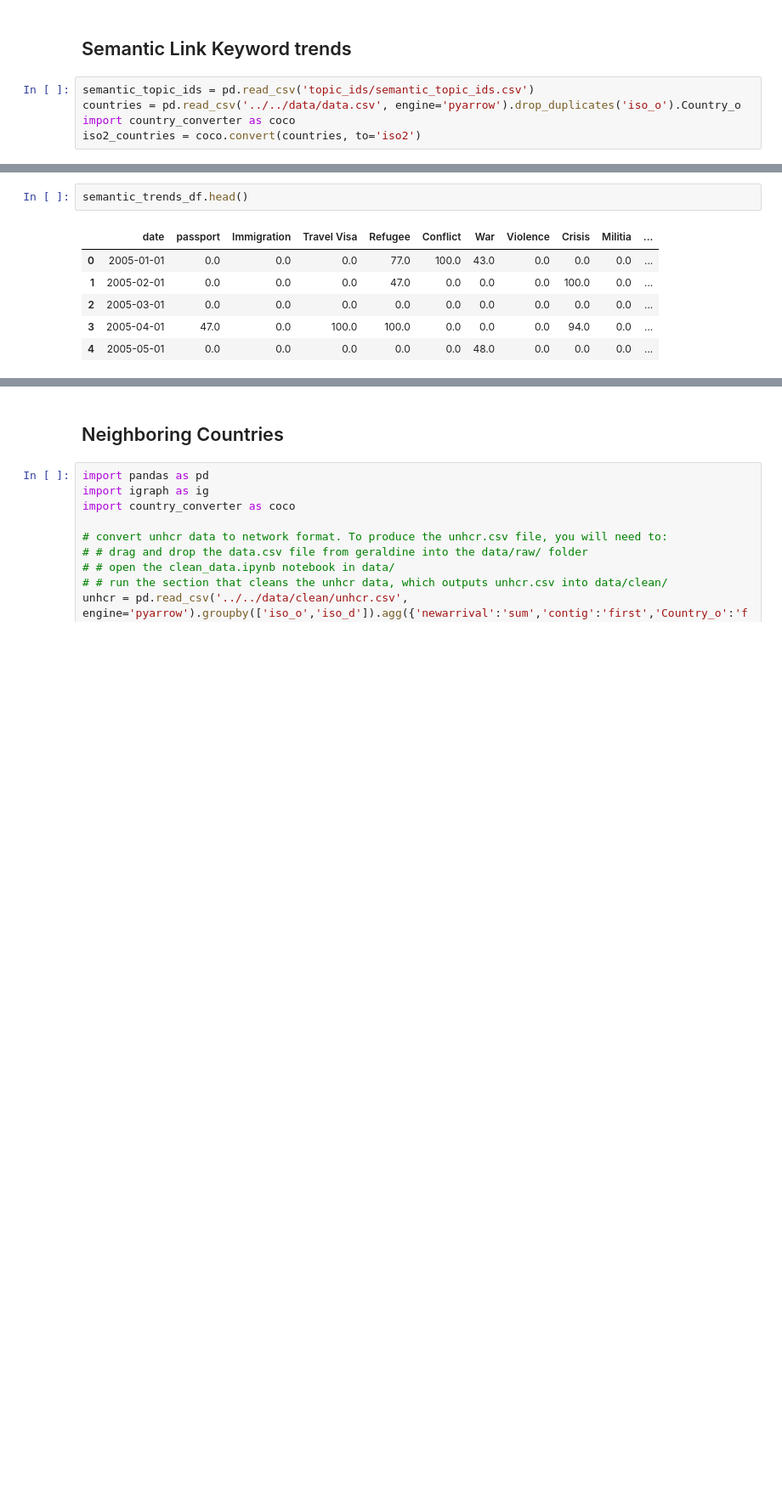
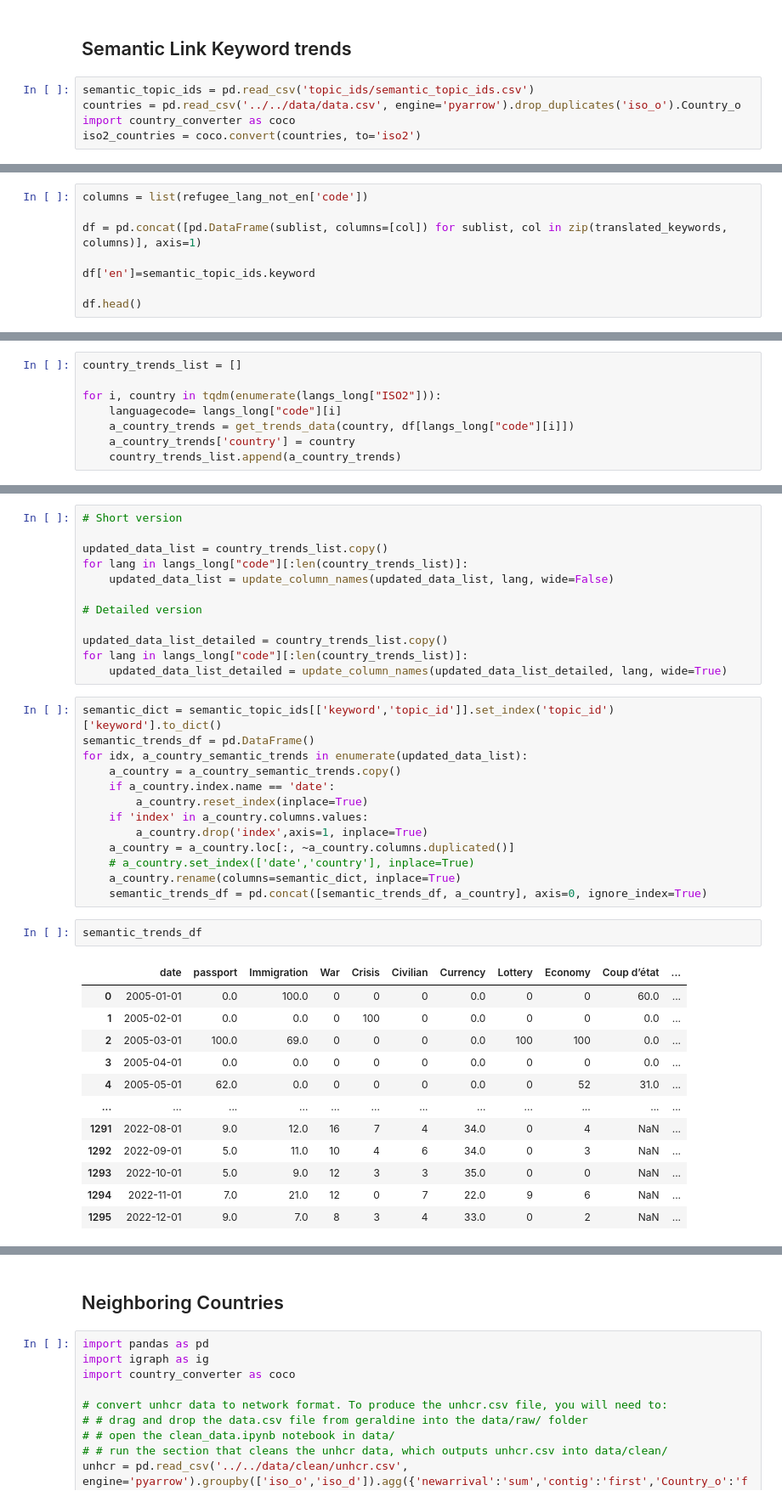
Before and after one commit to 4Freye/refugees, a Jupyter notebook: notebooks/trends/02_get_trends_data.ipynb, the cells around one changed output, grey strips where cells are left out. Shown at 85% size. Cells and saved outputs as stored; diff of their text form; blank space fills up the shorter version.

Commit message:
adding code for original lang scraping

```diff
--- a/notebooks/trends/02_get_trends_data.ipynb
+++ b/notebooks/trends/02_get_trends_data.ipynb
@@ -160,0 +182,8 @@ for idx, a_country_semantic_trends in enumerate(country_trends_list):
+# %%
+columns = list(refugee_lang_not_en['code'])
+
+df = pd.concat([pd.DataFrame(sublist, columns=[col]) for sublist, col in zip(translated_keywords, columns)], axis=1)
+
+df['en']=semantic_topic_ids.keyword
+
+df.head()
@@ -160,0 +224,8 @@ for idx, a_country_semantic_trends in enumerate(country_trends_list):
+# %%
+country_trends_list = []
+
+for i, country in tqdm(enumerate(langs_long["ISO2"])):
+    languagecode= langs_long["code"][i]
+    a_country_trends = get_trends_data(country, df[langs_long["code"][i]])
+    a_country_trends['country'] = country
+    country_trends_list.append(a_country_trends)
@@ -161,9 +272,40 @@ for idx, a_country_semantic_trends in enumerate(country_trends_list):
+# %%
+# Short version
+
+updated_data_list = country_trends_list.copy()
+for lang in langs_long["code"][:len(country_trends_list)]:
+    updated_data_list = update_column_names(updated_data_list, lang, wide=False)
+
+# Detailed version
+
+updated_data_list_detailed = country_trends_list.copy()
+for lang in langs_long["code"][:len(country_trends_list)]:
+    updated_data_list_detailed = update_column_names(updated_data_list_detailed, lang, wide=True)
+# %%
+semantic_dict = semantic_topic_ids[['keyword','topic_id']].set_index('topic_id')['keyword'].to_dict()
+semantic_trends_df = pd.DataFrame()
+for idx, a_country_semantic_trends in enumerate(updated_data_list):
+    a_country = a_country_semantic_trends.copy()
+    if a_country.index.name == 'date':
+        a_country.reset_index(inplace=True)
+    if 'index' in a_country.columns.values:
+        a_country.drop('index',axis=1, inplace=True)
+    a_country = a_country.loc[:, ~a_country.columns.duplicated()]
+    # a_country.set_index(['date','country'], inplace=True)
+    a_country.rename(columns=semantic_dict, inplace=True)
+    semantic_trends_df = pd.concat([semantic_trends_df, a_country], axis=0, ignore_index=True)
 # %%
-semantic_trends_df.head()
+semantic_trends_df
 # %% [output]
-|  | date | passport | Immigration | Travel Visa | Refugee | Conflict | War | Violence | Crisis | Militia | ... |
-| 0 | 2005-01-01 | 0.0 | 0.0 | 0.0 | 77.0 | 100.0 | 43.0 | 0.0 | 0.0 | 0.0 | ... |
-| 1 | 2005-02-01 | 0.0 | 0.0 | 0.0 | 47.0 | 0.0 | 0.0 | 0.0 | 100.0 | 0.0 | ... |
-| 2 | 2005-03-01 | 0.0 | 0.0 | 0.0 | 0.0 | 0.0 | 0.0 | 0.0 | 0.0 | 0.0 | ... |
-| 3 | 2005-04-01 | 47.0 | 0.0 | 100.0 | 100.0 | 0.0 | 0.0 | 0.0 | 94.0 | 0.0 | ... |
-| 4 | 2005-05-01 | 0.0 | 0.0 | 0.0 | 0.0 | 0.0 | 48.0 | 0.0 | 0.0 | 0.0 | ... |
+|  | date | passport | Immigration | War | Crisis | Civilian | Currency | Lottery | Economy | Coup d’état | ... |
+| 0 | 2005-01-01 | 0.0 | 100.0 | 0 | 0 | 0 | 0.0 | 0 | 0 | 60.0 | ... |
+| 1 | 2005-02-01 | 0.0 | 0.0 | 0 | 100 | 0 | 0.0 | 0 | 0 | 0.0 | ... |
+| 2 | 2005-03-01 | 100.0 | 69.0 | 0 | 0 | 0 | 0.0 | 100 | 100 | 0.0 | ... |
+| 3 | 2005-04-01 | 0.0 | 0.0 | 0 | 0 | 0 | 0.0 | 0 | 0 | 0.0 | ... |
+| 4 | 2005-05-01 | 62.0 | 0.0 | 0 | 0 | 0 | 0.0 | 0 | 52 | 31.0 | ... |
+| ... | ... | ... | ... | ... | ... | ... | ... | ... | ... | ... | ... |
+| 1291 | 2022-08-01 | 9.0 | 12.0 | 16 | 7 | 4 | 34.0 | 0 | 4 | NaN | ... |
+| 1292 | 2022-09-01 | 5.0 | 11.0 | 10 | 4 | 6 | 34.0 | 0 | 3 | NaN | ... |
+| 1293 | 2022-10-01 | 5.0 | 9.0 | 12 | 3 | 3 | 35.0 | 0 | 0 | NaN | ... |
+| 1294 | 2022-11-01 | 7.0 | 21.0 | 12 | 0 | 7 | 22.0 | 9 | 6 | NaN | ... |
+| 1295 | 2022-12-01 | 9.0 | 7.0 | 8 | 3 | 4 | 33.0 | 0 | 2 | NaN | ... |
```
Also changed, not shown: parts of 21 cells of this notebook, 2 other files.
